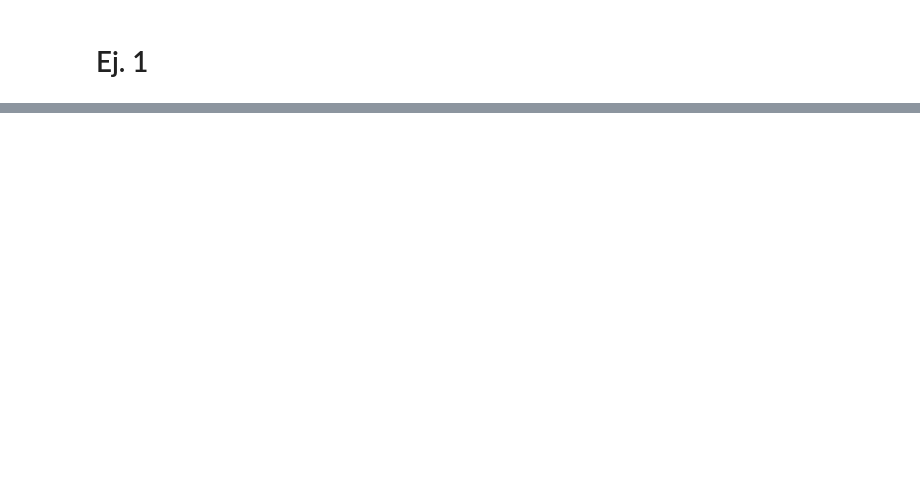
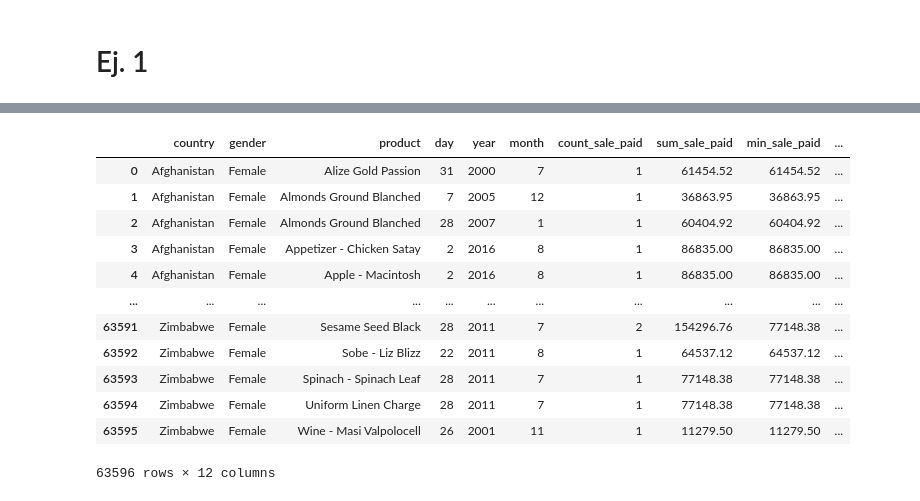
Before and after one commit to eric-castillo05/DataWarehouse, a Jupyter notebook: ETL_python/main.ipynb, the cells around one changed output, grey strips where cells are left out. Drawn from its saved outputs; the diff is of its cells as text; code cells hidden in the pictures; blank space fills up the shorter version.

Commit message:
feat: fact table

```diff
--- a/ETL_python/main.ipynb
+++ b/ETL_python/main.ipynb
@@ -209,0 +214,18 @@ stats_df.head()
+# %%
+facts_df = stats_df.copy()
+# %%
+facts_df
+# %% [output]
+|  | country | gender | product | day | year | month | count_sale_paid | sum_sale_paid | min_sale_paid | ... |
+| 0 | Afghanistan | Female | Alize Gold Passion | 31 | 2000 | 7 | 1 | 61454.52 | 61454.52 | ... |
+| 1 | Afghanistan | Female | Almonds Ground Blanched | 7 | 2005 | 12 | 1 | 36863.95 | 36863.95 | ... |
+| 2 | Afghanistan | Female | Almonds Ground Blanched | 28 | 2007 | 1 | 1 | 60404.92 | 60404.92 | ... |
+| 3 | Afghanistan | Female | Appetizer - Chicken Satay | 2 | 2016 | 8 | 1 | 86835.00 | 86835.00 | ... |
+| 4 | Afghanistan | Female | Apple - Macintosh | 2 | 2016 | 8 | 1 | 86835.00 | 86835.00 | ... |
+| ... | ... | ... | ... | ... | ... | ... | ... | ... | ... | ... |
+| 63591 | Zimbabwe | Female | Sesame Seed Black | 28 | 2011 | 7 | 2 | 154296.76 | 77148.38 | ... |
+| 63592 | Zimbabwe | Female | Sobe - Liz Blizz | 22 | 2011 | 8 | 1 | 64537.12 | 64537.12 | ... |
+| 63593 | Zimbabwe | Female | Spinach - Spinach Leaf | 28 | 2011 | 7 | 1 | 77148.38 | 77148.38 | ... |
+| 63594 | Zimbabwe | Female | Uniform Linen Charge | 28 | 2011 | 7 | 1 | 77148.38 | 77148.38 | ... |
+| 63595 | Zimbabwe | Female | Wine - Masi Valpolocell | 26 | 2001 | 11 | 1 | 11279.50 | 11279.50 | ... |
+63596 rows × 12 columns
```
Also changed, not shown: parts of 44 cells of this notebook, 3 other files.
